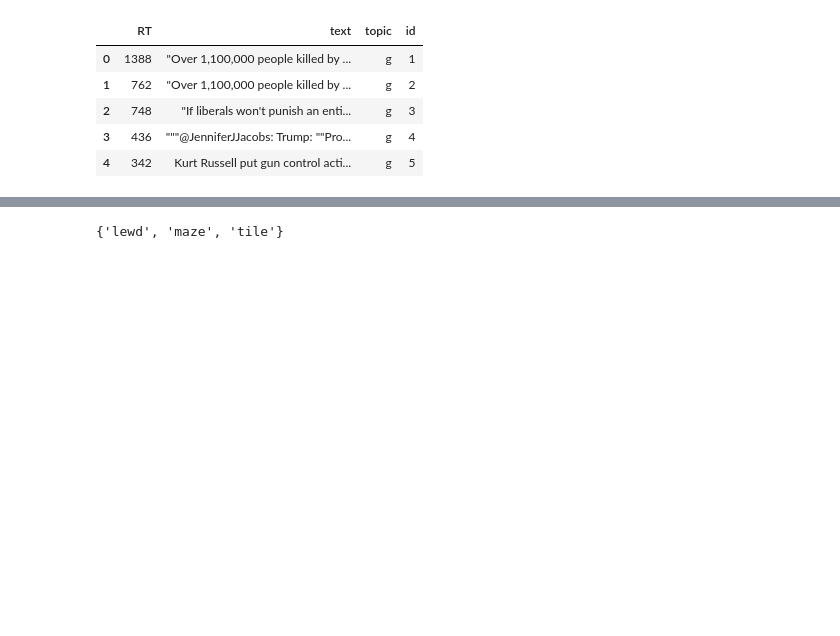
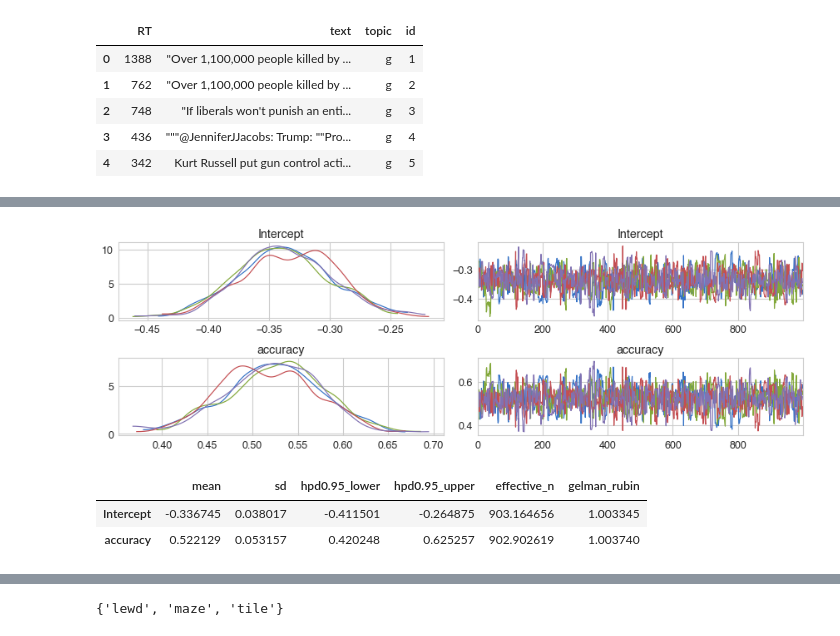
Before and after one commit to tyarkoni/brady_mfx, a Jupyter notebook: Brady et al. reanalysis.ipynb, the cells around one changed output, grey strips where cells are left out. Cells and saved outputs as stored; diff of their text form; code cells hidden in the pictures; blank space fills up the shorter version.

```diff
--- a/Brady et al. reanalysis.ipynb
+++ b/Brady et al. reanalysis.ipynb
@@ -12,9 +12,7 @@ import bambi as bm
 data = []
 
 # Assumes all contents of https://osf.io/z6evq/ are in local Downloads folder
-contents = open('~/Downloads/osfstorage-archive/study 3/data/pnas_data.csv').readlines()
-
-rt, text, topic, id = None, None, None, None
+contents = open('/Users/tal/Downloads/osfstorage-archive/study 3/data/pnas_data.csv').readlines()
 
 curr_tweet = []
 tweets = []
@@ -36,7 +34,6 @@ for t in tweets:
     if m is None:
         skipped += 1
         continue
-        print(t)
     data.append(m.groups())
 
 # Verify we didn't skip too many
@@ -94 +114,14 @@ final_data['RT'] = final_data['RT'].astype(int)
+# %%
+# Plot posteriors and chains
+results_ffx.plot();
+# %% [output]
+[figure, added]
+# %%
+# Summarize the fixed effects--we get a huge effect
+# of accuracy, as reported in the paper.
+results_ffx.summary()
+# %% [output]
+|  | mean | sd | hpd0.95_lower | hpd0.95_upper | effective_n | gelman_rubin |
+| Intercept | -0.336745 | 0.038017 | -0.411501 | -0.264875 | 903.164656 | 1.003345 |
+| accuracy | 0.522129 | 0.053157 | 0.420248 | 0.625257 | 902.902619 | 1.003740 |
 # %%
```
Also changed, not shown: parts of 9 cells of this notebook.
